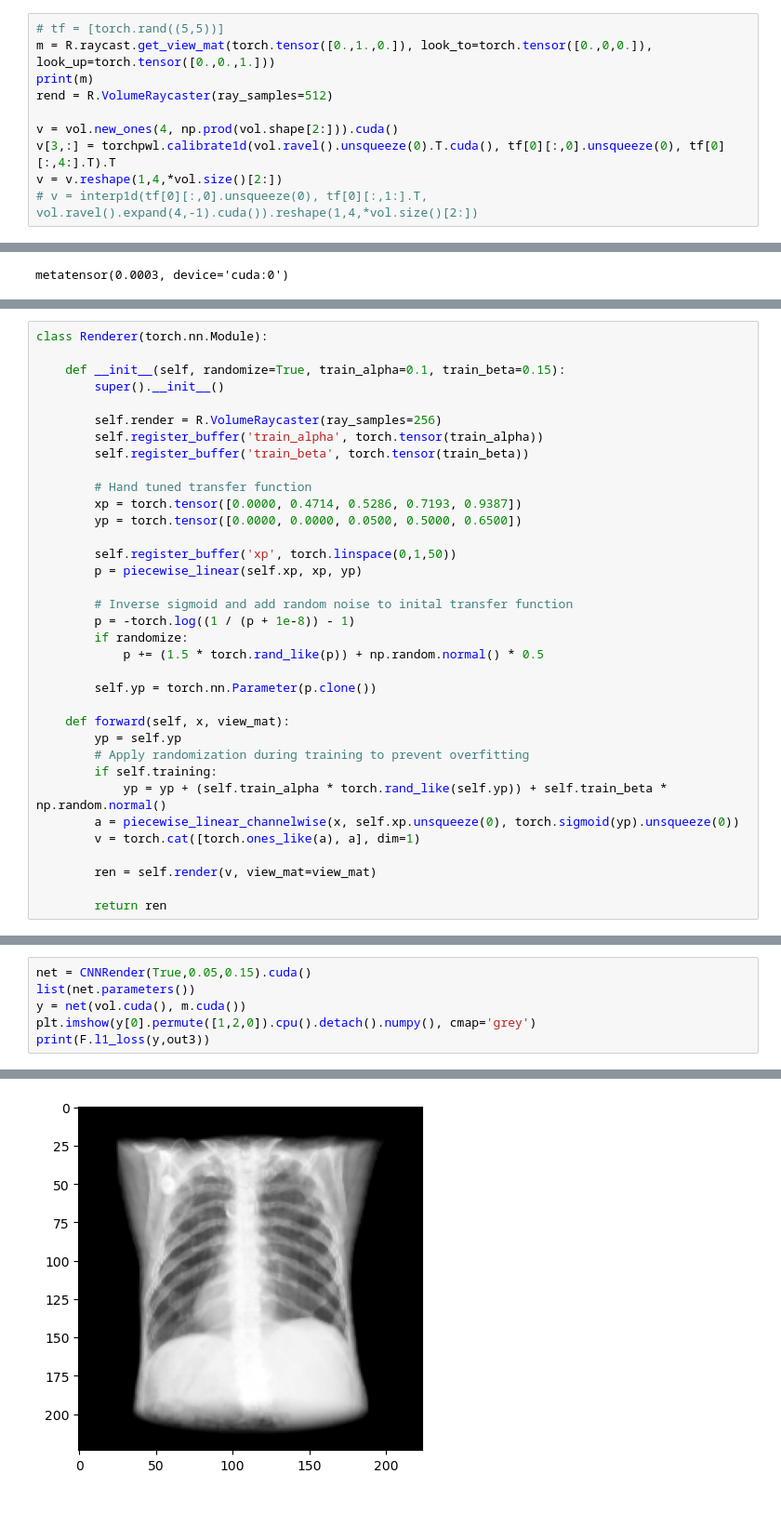
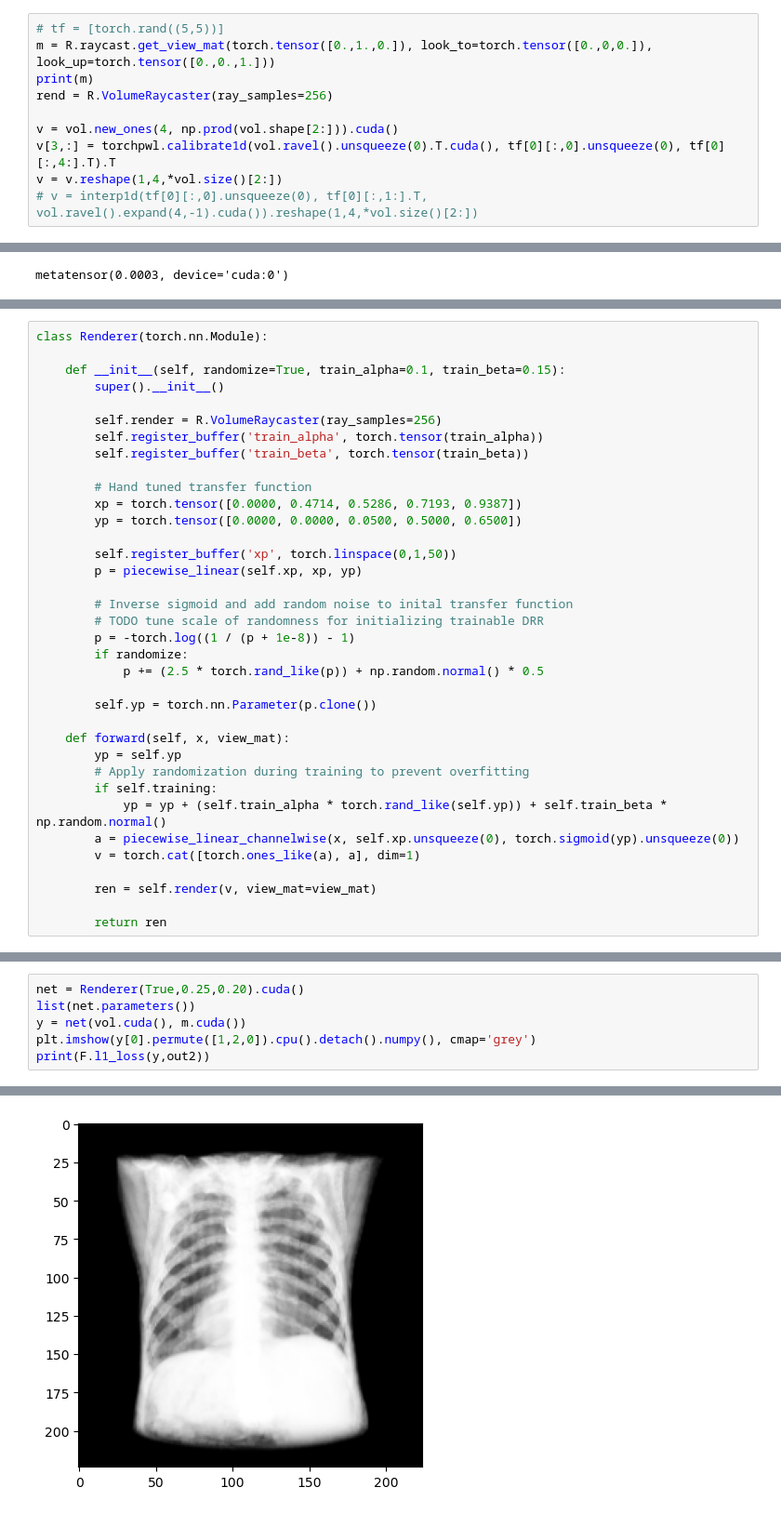
Before and after one commit to pcarnah/torchvtk, a Jupyter notebook: torchvtk.ipynb, the cells around one changed output, grey strips where cells are left out. Shown at 93% size. Drawn from its saved outputs; the diff is of its cells as text.

```diff
--- a/torchvtk.ipynb
+++ b/torchvtk.ipynb
@@ -144,7 +144,7 @@ print(tf)
 # tf = [torch.rand((5,5))]
 m = R.raycast.get_view_mat(torch.tensor([0.,1.,0.]), look_to=torch.tensor([0.,0,0.]), look_up=torch.tensor([0.,0.,1.]))
 print(m)
-rend = R.VolumeRaycaster(ray_samples=512)
+rend = R.VolumeRaycaster(ray_samples=256)
 
 v = vol.new_ones(4, np.prod(vol.shape[2:])).cuda()
 v[3,:] = torchpwl.calibrate1d(vol.ravel().unsqueeze(0).T.cuda(), tf[0][:,0].unsqueeze(0), tf[0][:,4:].T).T
@@ -233,9 +235,10 @@ class Renderer(torch.nn.Module):
         p = piecewise_linear(self.xp, xp, yp)
 
         # Inverse sigmoid and add random noise to inital transfer function
+        # TODO tune scale of randomness for initializing trainable DRR
         p = -torch.log((1 / (p + 1e-8)) - 1)
         if randomize:
-            p += (1.5 * torch.rand_like(p)) + np.random.normal() * 0.5
+            p += (2.5 * torch.rand_like(p)) + np.random.normal() * 0.5
 
         self.yp = torch.nn.Parameter(p.clone())
 
@@ -262,8 +265,8 @@ metatensor(0.0014, device='cuda:0', grad_fn=<AliasBackward0>)
 [figure]
 # %%
-net = CNNRender(True,0.05,0.15).cuda()
+net = Renderer(True,0.25,0.20).cuda()
 list(net.parameters())
 y = net(vol.cuda(), m.cuda())
 plt.imshow(y[0].permute([1,2,0]).cpu().detach().numpy(), cmap='grey')
-print(F.l1_loss(y,out3))
+print(F.l1_loss(y,out2))
 # %% [output]
@@ -271 +274 @@ metatensor(0.1231, device='cuda:0', grad_fn=<AliasBackward0>)
-[figure, old version]
+[figure, new version]
```
Also changed, not shown: parts of 14 cells of this notebook.
